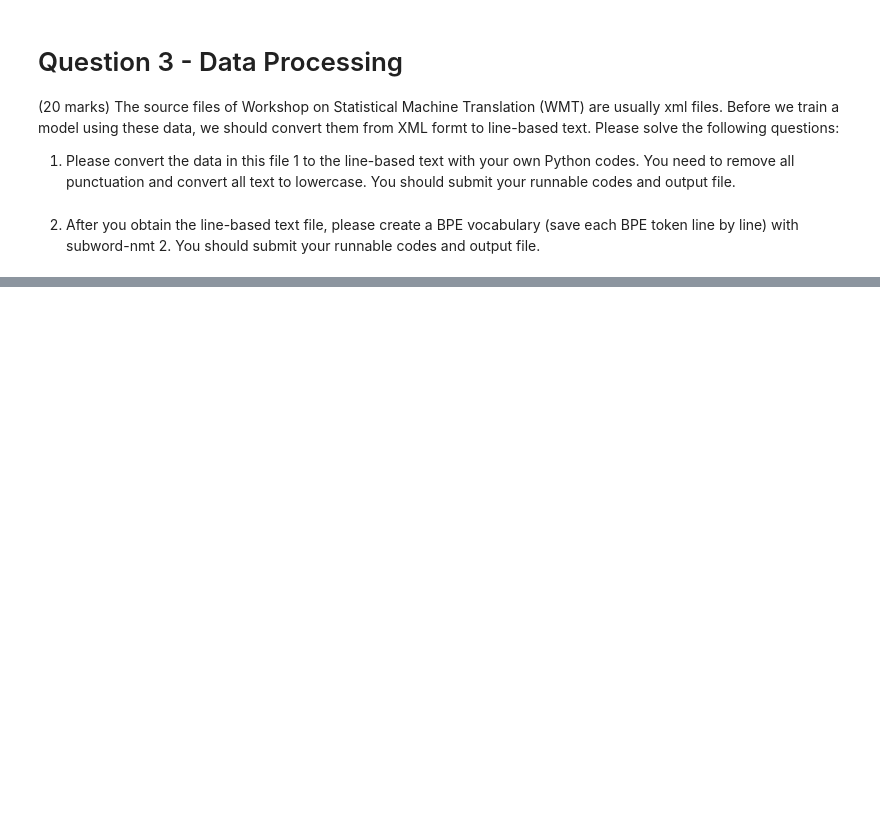
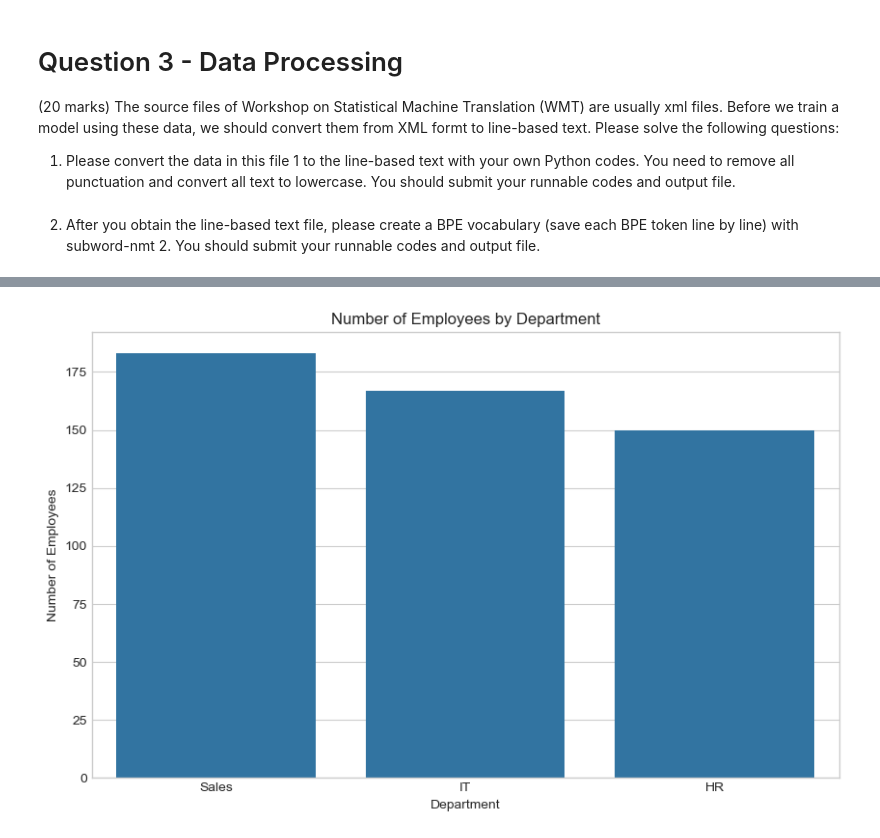
Before and after one commit to BeccaYe/Assignments, a Jupyter notebook: DataEngineering/CS5485Assignment1YeBichuan.ipynb, the cells around one changed output, grey strips where cells are left out. Saved outputs shown, nothing was run; the diff lists cells and outputs as text; code cells hidden in the pictures; blank space fills up the shorter version.

```diff
--- a/DataEngineering/CS5485Assignment1YeBichuan.ipynb
+++ b/DataEngineering/CS5485Assignment1YeBichuan.ipynb
@@ -306,0 +359,24 @@ False
+# %%
+import pandas as pd
+import numpy as np
+
+# Constants
+employee_num  = 500
+departments = ['HR', 'IT', 'Sales']
+sexs = ['Male', 'Female']
+
+# Generate employee records
+employee_ids = np.arange(1, employee_num + 1)
+departments = np.random.choice(departments, employee_num)
+sexs = np.random.choice(sexs, employee_num)
+years_of_experience = np.random.randint(0, 41, employee_num)  # 0 to 40 years
+
+# Create a DataFrame
+employee_data = pd.DataFrame({
+    'Employee ID': employee_ids,
+    'Department': departments,
+    'Sex': sexs,
+    'Years of Experience': years_of_experience
+})
+
+print(employee_data)
@@ -306,0 +398,17 @@ False
+# %%
+# Visualization
+import matplotlib.pyplot as plt
+import seaborn as sns
+
+# Set the style of the matplotlib figures to 'seaborn-whitegrid' for a clean look with grid lines
+plt.style.use("seaborn-v0_8-whitegrid")
+
+# Bar chart of department
+plt.figure(figsize=(10, 6))
+sns.countplot(data=employee_data, x='Department', order=employee_data['Department'].value_counts().index)
+plt.title('Number of Employees by Department')
+plt.xlabel('Department')
+plt.ylabel('Number of Employees')
+plt.show()
+# %% [output]
+[figure, added]
```
Also changed, not shown: parts of 19 cells of this notebook, 7 other files.
